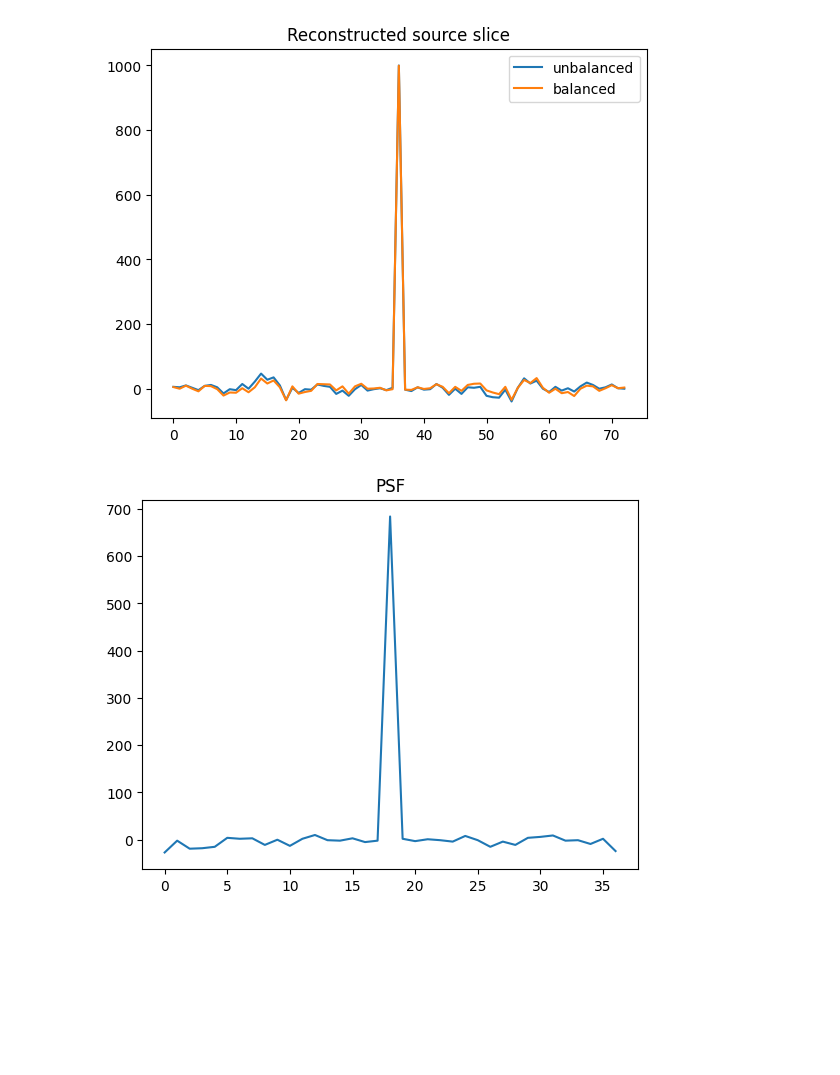
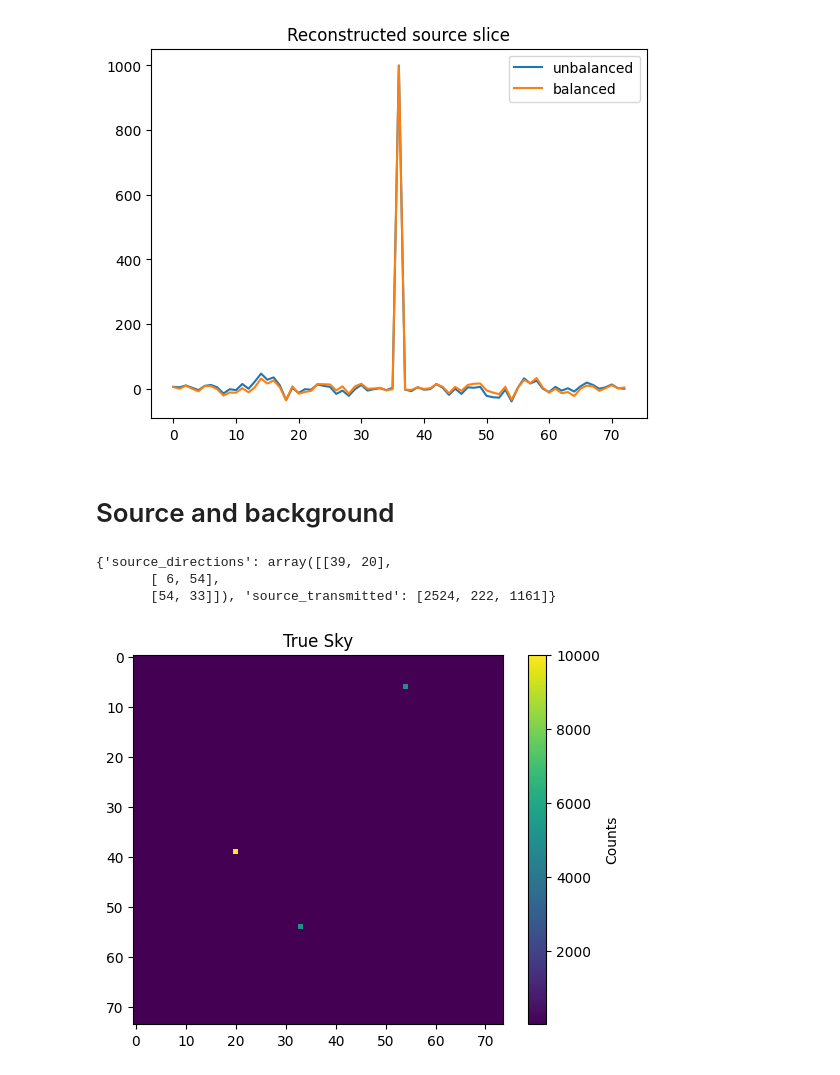
Before and after one commit to peppedilillo/masks, a Jupyter notebook: notebooks/13_pcfov_2d.ipynb, the cells around one changed output. Cells and saved outputs as stored; diff of their text form; code cells hidden in the pictures; blank space fills up the shorter version.

Commit message:
simulate

```diff
--- a/notebooks/13_pcfov_2d.ipynb
+++ b/notebooks/13_pcfov_2d.ipynb
@@ -34,13 +34,13 @@ def _ura_mura(n):
 class URA:
     def __init__(self, n: int):
         self.n = n
+        self.shape = (n, n)
         self.mask, self.decoder = _ura_mura(self.n)
-
-    def _norm(self) -> float:
-        return 1 / np.sum(self.mask)
+        self.open_fraction = np.sum(self.mask) / np.prod(self.shape)
+        self._norm = 1 / np.sum(self.mask)
 
     def encode(self, sky: npt.NDArray) -> npt.NDArray:
-        detector = correlate(self.mask, sky, mode="same") * self._norm()
+        detector = correlate(self.mask, sky, mode="same") * self._norm
         return detector
 
     def decode(self, detector: npt.NDArray, balanced: bool | npt.NDArray = False) -> npt.NDArray:
@@ -120,6 +118,44 @@ psf = ura.psf()
-# %%
-plt.plot(psf[len(psf) // 2])
-plt.title("PSF")
-plt.show()
-# %% [output]
-[figure, removed]
+# %% [markdown]
+# Source and background
+# %%
+def simulate(fsources, b, mask, dsources = None):
+    sky = mask.get_sky_canvas()
+    n, m = sky.shape
+    if dsources is None:
+        dsources = np.dstack(
+            [
+                np.random.randint(n, size=len(fsources)),
+                np.random.randint(m, size=len(fsources)),
+            ]
+        )[0]
+
+    detector = np.zeros(mask.shape)
+    transmitted = []
+    for dsource, fsource in zip(dsources, fsources):
+        _sky = mask.get_sky_canvas()
+        _sky[*dsource] = fsource
+        shadowed =np.isclose(mask.encode(_sky), np.zeros(mask.shape))
+        counts = np.random.poisson(fsource / np.prod(mask.shape), size=mask.shape)
+        counts[shadowed] = 0
+
+        transmitted.append(np.sum(counts).item())
+        detector += counts
+        sky += _sky
+    detector += np.random.poisson(b * mask.open_fraction, size=mask.mask.shape)
+    sky += np.ones((n,m)) * b
+    return detector, sky, {"source_directions": dsources, "source_transmitted": transmitted}
+# %%
+detector, sky, infos = simulate([10000, 5000, 5000,], 10, ura)
+print(infos)
+# %% [output]
+{'source_directions': array([[39, 20],
+       [ 6, 54],
+       [54, 33]]), 'source_transmitted': [2524, 222, 1161]}
+# %%
+fig, ax = plt.subplots(1, 1)
+c0 = ax.imshow(sky)
+fig.colorbar(c0, ax=ax, label="Counts")
+ax.set_title("True Sky")
+plt.show()
+# %% [output]
+[figure, added]
```
Also changed, not shown: parts of 7 cells of this notebook.
